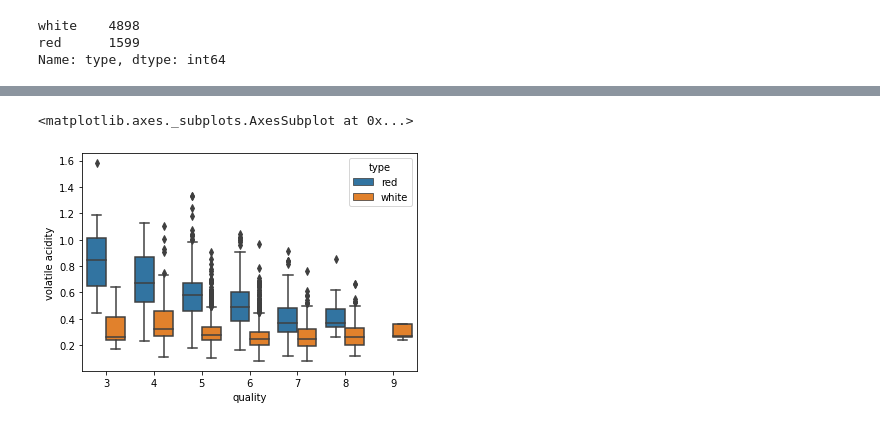
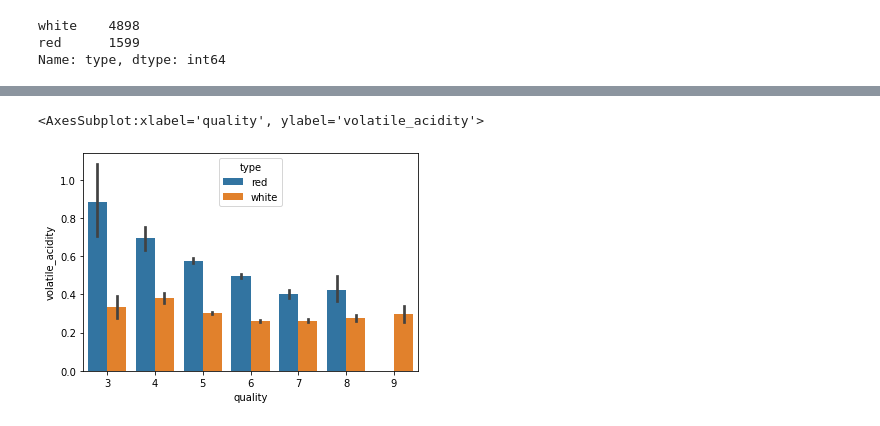
Before and after one commit to delwester/Springboard, a Jupyter notebook: Capstone2/Capstone_2_EDA.ipynb, the cells around one changed output, grey strips where cells are left out. Drawn from its saved outputs; the diff is of its cells as text; code cells hidden in the pictures.

```diff
--- a/Capstone2/Capstone_2_EDA.ipynb
+++ b/Capstone2/Capstone_2_EDA.ipynb
@@ -109,5 +123,6 @@ sns.boxplot(y='fixed acidity', x='quality', data=df, hue='type')
 # %%
-sns.boxplot(y='volatile acidity', x='quality', data=df, hue='type')
+sns.barplot(y='volatile_acidity', x='quality', data=df, hue='type')
+# volatile_acidity seems to affect red wine more than white
 # %% [output]
-<matplotlib.axes._subplots.AxesSubplot at 0x...>
+<AxesSubplot:xlabel='quality', ylabel='volatile_acidity'>
-[figure, old version]
+[figure, new version]
```
Also changed, not shown: parts of 23 cells of this notebook, 2 other files.
